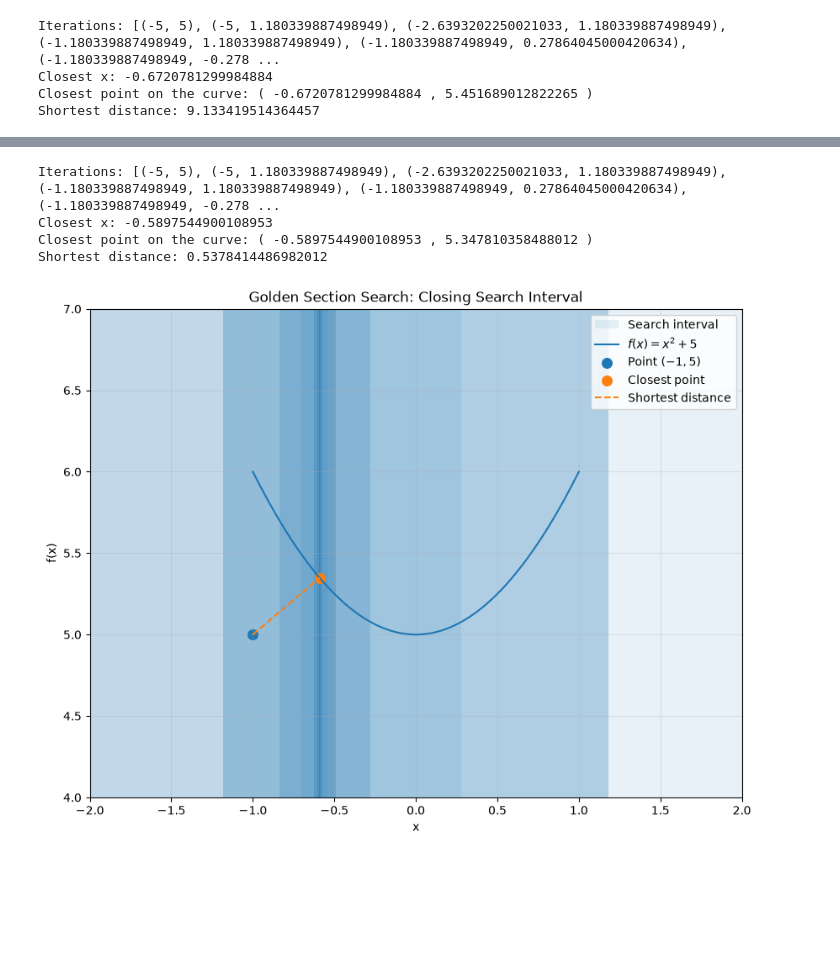
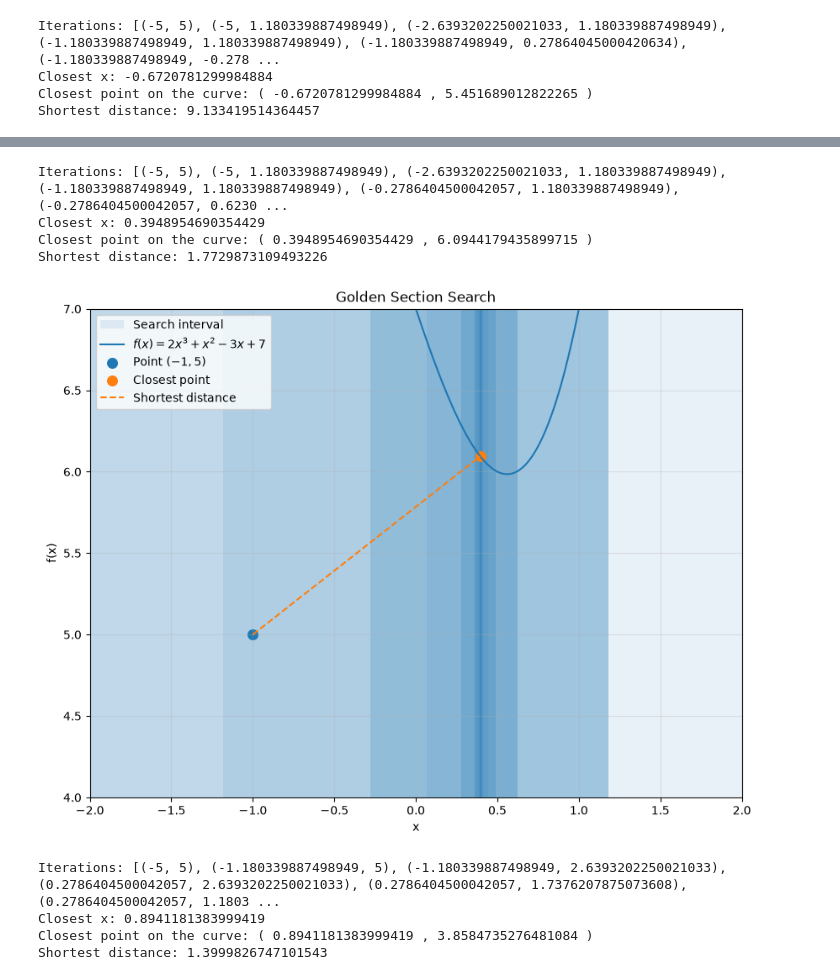
Before and after one commit to helmet323/helmet323.github.io, a Jupyter notebook: 1/golden-section-search.ipynb, the cells around one changed output, grey strips where cells are left out. Drawn from its saved outputs; the diff is of its cells as text; code cells hidden in the pictures; blank space fills up the shorter version.

```diff
--- a/1/golden-section-search.ipynb
+++ b/1/golden-section-search.ipynb
@@ -119,7 +119,7 @@ plt.show()
 x0 = -1
 y0 = 5
 
-f = lambda x : x**2 + 5
+f = lambda x : 2 * x**3 + x**2 - 3 * x + 7
 
 a = -5
 b = 5
@@ -131,10 +131,10 @@ print("Closest x:", closest_x)
 print("Closest point on the curve: (", closest_x, ",", f(closest_x), ")")
 print("Shortest distance:", shortest_distance)
 # %% [output]
-Iterations: [(-5, 5), (-5, 1.180339887498949), (-2.6393202250021033, 1.180339887498949), (-1.180339887498949, 1.180339887498949), (-1.180339887498949, 0.27864045000420634), (-1.180339887498949, -0.278 ...
-Closest x: -0.5897544900108953
-Closest point on the curve: ( -0.5897544900108953 , 5.347810358488012 )
-Shortest distance: 0.5378414486982012
+Iterations: [(-5, 5), (-5, 1.180339887498949), (-2.6393202250021033, 1.180339887498949), (-1.180339887498949, 1.180339887498949), (-0.2786404500042057, 1.180339887498949), (-0.2786404500042057, 0.6230 ...
+Closest x: 0.3948954690354429
+Closest point on the curve: ( 0.3948954690354429 , 6.0944179435899715 )
+Shortest distance: 1.7729873109493226
 # %%
 closest_y = f(closest_x)
 
@@ -151,7 +151,7 @@ for i, (a, b) in enumerate(iterations):
     )
 
 # Plot parabola
-plt.plot(x_values, f(x_values), label=r"$f(x)=x^2+5$")
+plt.plot(x_values, f(x_values), label=r"$f(x)=2x^3 + x^2 - 3x + 7$")
 
 # Original point
 plt.scatter(x0, y0, s=70, label="Point $(-1,5)$")
@@ -163,33 +163,53 @@ plt.scatter(
     s=70,
     label="Closest point"
 )
 
 # Line showing shortest distance
 plt.plot(
     [x0, closest_x],
     [y0, closest_y],
     "--",
     label="Shortest distance"
 )
 
 plt.xlabel("x")
 plt.ylabel("f(x)")
-plt.title("Golden Section Search: Closing Search Interval")
+plt.title("Golden Section Search")
 
 plt.xlim(-2, 2)
 plt.ylim(4, 7)
 
 plt.gca().set_aspect("equal", adjustable="box")
 
 plt.grid(True, alpha=0.3)
 plt.legend()
 
 plt.savefig(
-    "media/golden.png",
+    "media/golden-oth.png",
     dpi=300,
     bbox_inches="tight"
 )
 
 plt.show()
 # %% [output]
-[figure, old version]
+[figure, new version]
+# %%
+x0 = 2
+y0 = 3
+
+f = lambda x : 2**x + 2
+
+a = -5
+b = 5
+
+shortest_distance, closest_x, iterations = golden_section_search(x0, y0, f, a, b)
+
+print("Iterations:", iterations)
+print("Closest x:", closest_x)
+print("Closest point on the curve: (", closest_x, ",", f(closest_x), ")")
+print("Shortest distance:", shortest_distance)
+# %% [output]
+Iterations: [(-5, 5), (-1.180339887498949, 5), (-1.180339887498949, 2.6393202250021033), (0.2786404500042057, 2.6393202250021033), (0.2786404500042057, 1.7376207875073608), (0.2786404500042057, 1.1803 ...
+Closest x: 0.8941181383999419
+Closest point on the curve: ( 0.8941181383999419 , 3.8584735276481084 )
+Shortest distance: 1.3999826747101543
```
Also changed, not shown: parts of 2 cells of this notebook, 5 other files.
